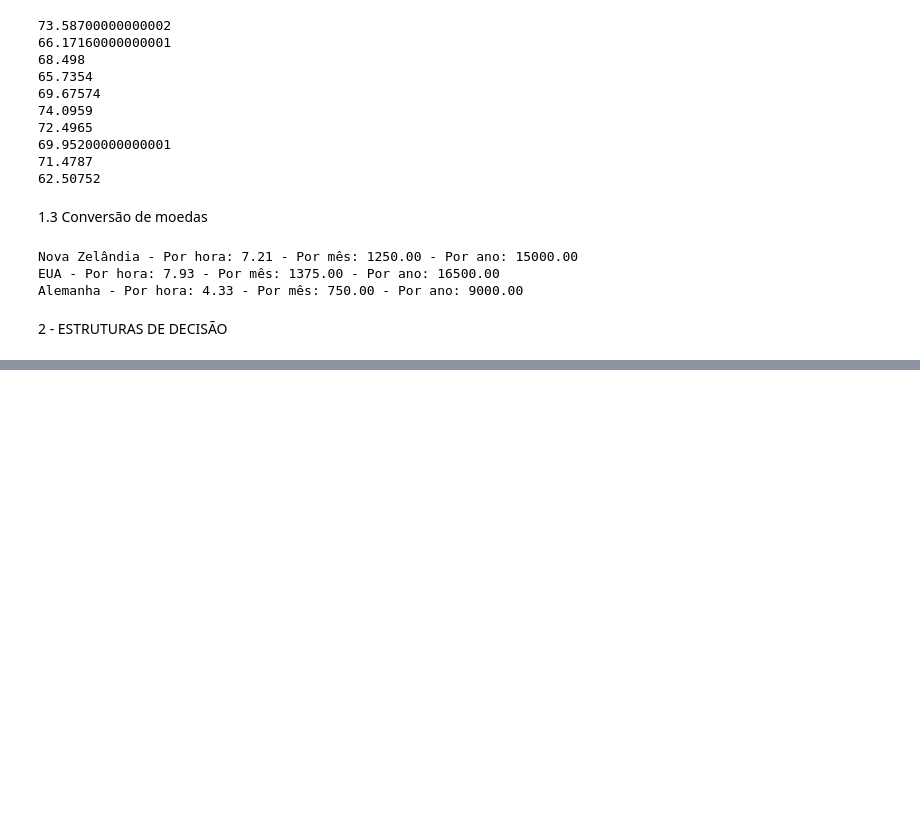
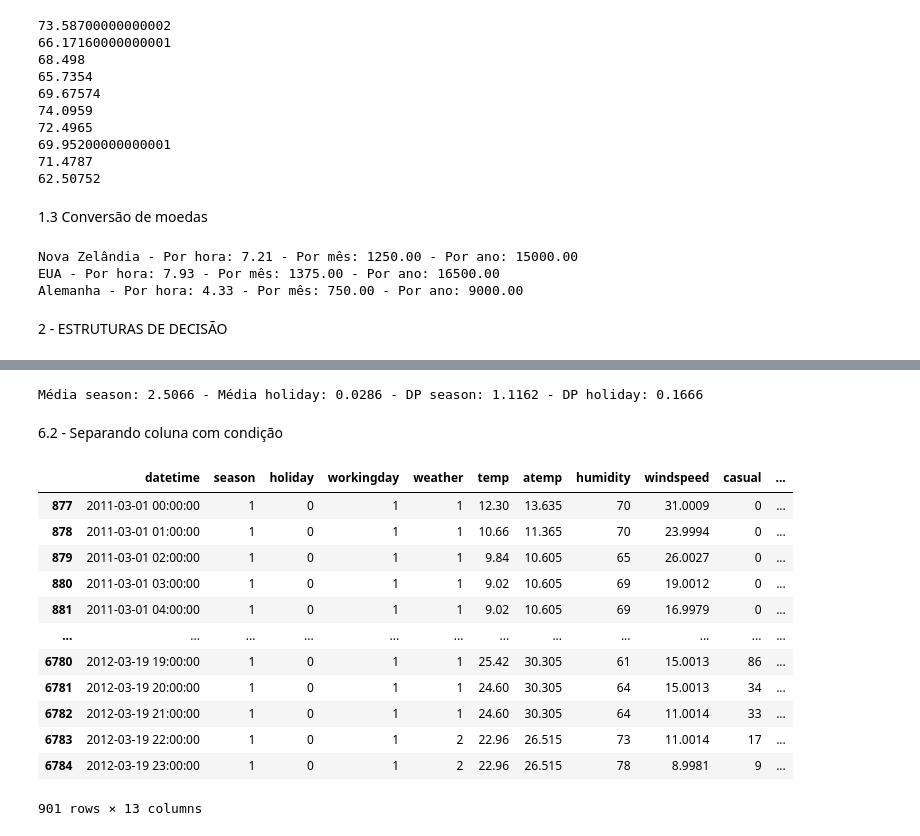
Before and after one commit to fabiofonv/cursoUspCdD, a Jupyter notebook: atividade.ipynb, the cells around one changed output, grey strips where cells are left out. Cells and saved outputs as stored; diff of their text form; code cells hidden in the pictures; blank space fills up the shorter version.

```diff
--- a/atividade.ipynb
+++ b/atividade.ipynb
@@ -103,0 +400,13 @@ Alemanha - Por hora: 4.33 - Por mês: 750.00 - Por ano: 9000.00
+# %%
+def printMeanDP():
+    meanSeason = df_bikes["season"].mean()
+    meanHoliday = df_bikes["holiday"].mean()
+    dpSeason = df_bikes["season"].std()
+    dpHoliday = df_bikes["holiday"].std()
+    print(f'Média season: {meanSeason:.4f} - Média holiday: {meanHoliday:.4f} - DP season: {dpSeason:.4f} - DP holiday: {dpHoliday:.4f}')
+
+printMeanDP()
+# %% [output]
+Média season: 2.5066 - Média holiday: 0.0286 - DP season: 1.1162 - DP holiday: 0.1666
+# %% [markdown]
+6.2 - Separando coluna com condição
@@ -103,0 +421,21 @@ Alemanha - Por hora: 4.33 - Por mês: 750.00 - Por ano: 9000.00
+# %%
+def getMes(df, mes):
+    dfSep = df[df_bikes2["month"] == mes]
+    return dfSep
+
+dfMes = getMes(df_bikes2, 3)
+dfMes
+# %% [output]
+|  | datetime | season | holiday | workingday | weather | temp | atemp | humidity | windspeed | casual | ... |
+| 877 | 2011-03-01 00:00:00 | 1 | 0 | 1 | 1 | 12.30 | 13.635 | 70 | 31.0009 | 0 | ... |
+| 878 | 2011-03-01 01:00:00 | 1 | 0 | 1 | 1 | 10.66 | 11.365 | 70 | 23.9994 | 0 | ... |
+| 879 | 2011-03-01 02:00:00 | 1 | 0 | 1 | 1 | 9.84 | 10.605 | 65 | 26.0027 | 0 | ... |
+| 880 | 2011-03-01 03:00:00 | 1 | 0 | 1 | 1 | 9.02 | 10.605 | 69 | 19.0012 | 0 | ... |
+| 881 | 2011-03-01 04:00:00 | 1 | 0 | 1 | 1 | 9.02 | 10.605 | 69 | 16.9979 | 0 | ... |
+| ... | ... | ... | ... | ... | ... | ... | ... | ... | ... | ... | ... |
+| 6780 | 2012-03-19 19:00:00 | 1 | 0 | 1 | 1 | 25.42 | 30.305 | 61 | 15.0013 | 86 | ... |
+| 6781 | 2012-03-19 20:00:00 | 1 | 0 | 1 | 1 | 24.60 | 30.305 | 64 | 15.0013 | 34 | ... |
+| 6782 | 2012-03-19 21:00:00 | 1 | 0 | 1 | 1 | 24.60 | 30.305 | 64 | 11.0014 | 33 | ... |
+| 6783 | 2012-03-19 22:00:00 | 1 | 0 | 1 | 2 | 22.96 | 26.515 | 73 | 11.0014 | 17 | ... |
+| 6784 | 2012-03-19 23:00:00 | 1 | 0 | 1 | 2 | 22.96 | 26.515 | 78 | 8.9981 | 9 | ... |
+901 rows × 13 columns
```
Also changed, not shown: parts of 44 cells of this notebook, 4 other files.
